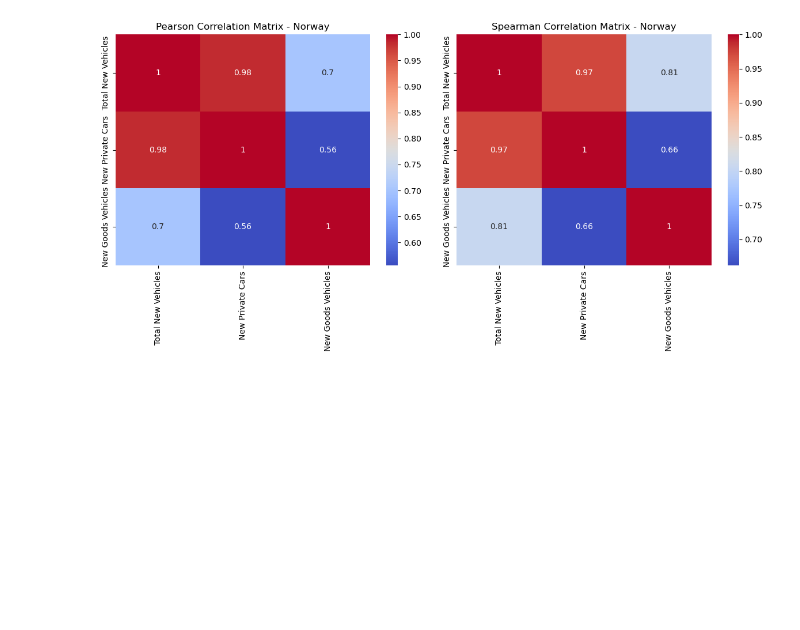
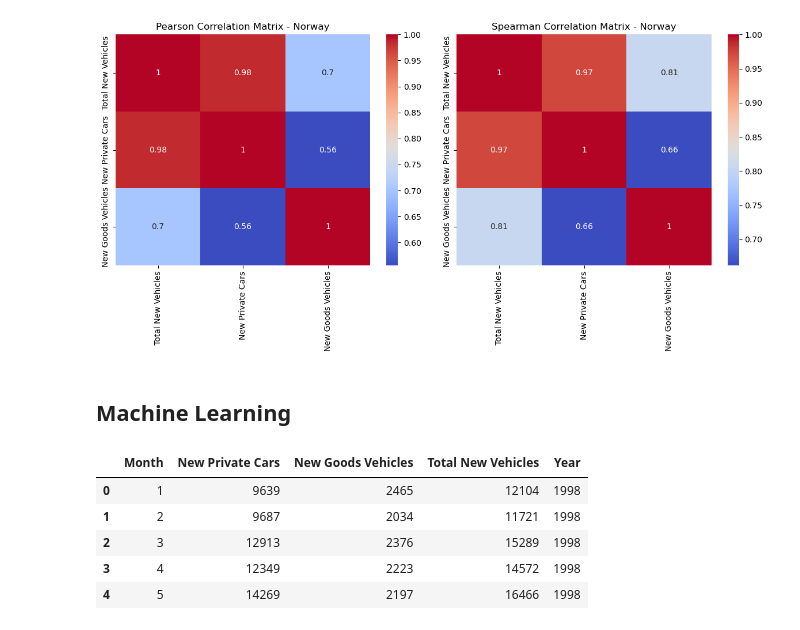
Before and after one commit to Ahmet-C-C/Car-Registration-Comparison-Between-Ireland-and-Norway, a Jupyter notebook: Msc CA02.ipynb, the cells around one changed output. Cells and saved outputs as stored; diff of their text form; code cells hidden in the pictures; blank space fills up the shorter version.

```diff
--- a/Msc CA02.ipynb
+++ b/Msc CA02.ipynb
@@ -1353,3 +1353,25 @@ plt.tight_layout()
 plt.show()
 # %% [output]
 [figure]
+# %% [markdown]
+## Machine Learning
+# %%
+
+dfir_copy = dfir.copy()
+dfnor_copy = dfnor.copy()
+
+# Splitting the 'Month' column into two separate columns: 'Year' and 'Month'
+dfir_copy['Year'] = dfir_copy['Month'] // 100
+dfir_copy['Month'] = dfir_copy['Month'] % 100
+
+dfnor_copy['Year'] = dfnor_copy['Month'] // 100
+dfnor_copy['Month'] = dfnor_copy['Month'] % 100
+
+dfir_copy.head()
+# %% [output]
+|  | Month | New Private Cars | New Goods Vehicles | Total New Vehicles | Year |
+| 0 | 1 | 9639 | 2465 | 12104 | 1998 |
+| 1 | 2 | 9687 | 2034 | 11721 | 1998 |
+| 2 | 3 | 12913 | 2376 | 15289 | 1998 |
+| 3 | 4 | 12349 | 2223 | 14572 | 1998 |
+| 4 | 5 | 14269 | 2197 | 16466 | 1998 |
```
Also changed, not shown: parts of 6 cells of this notebook.
